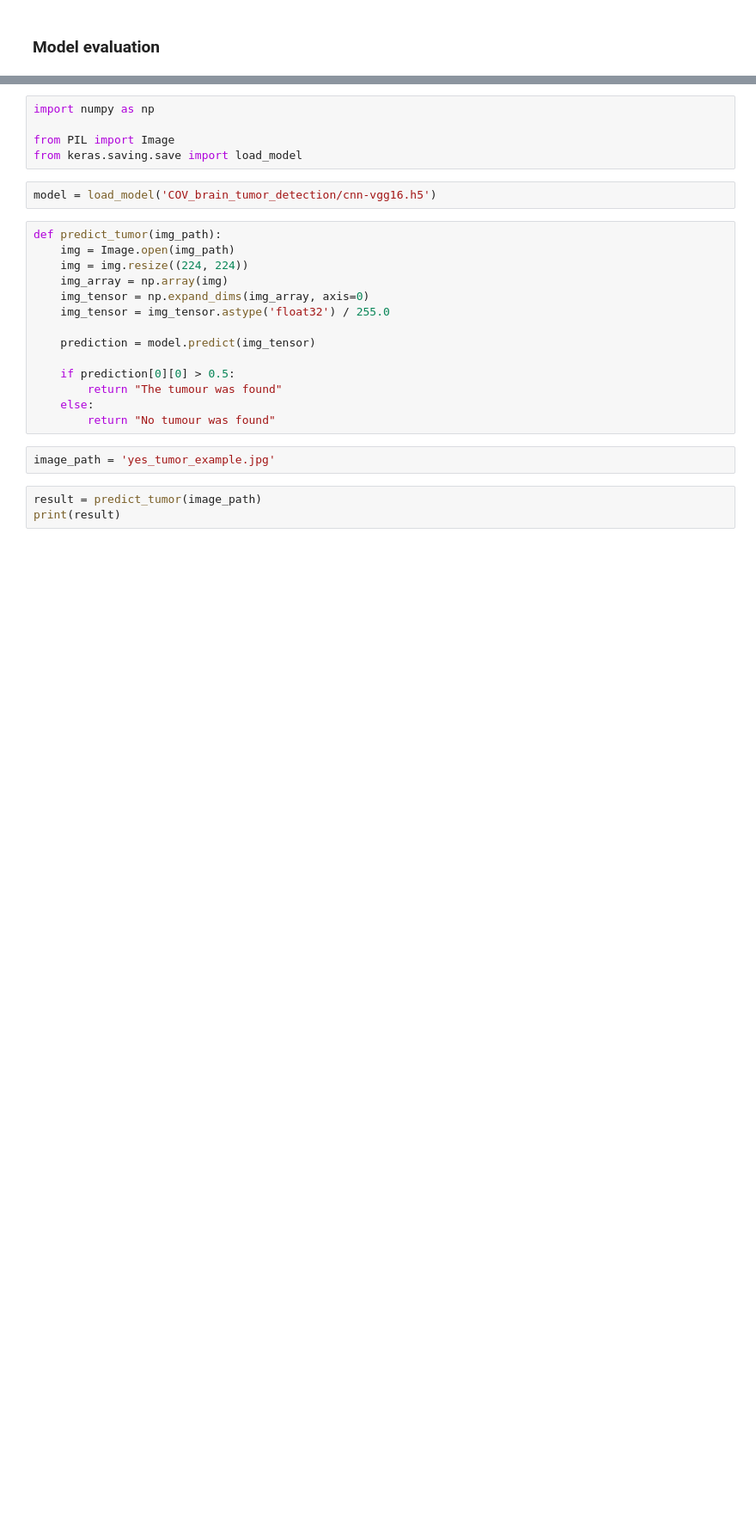
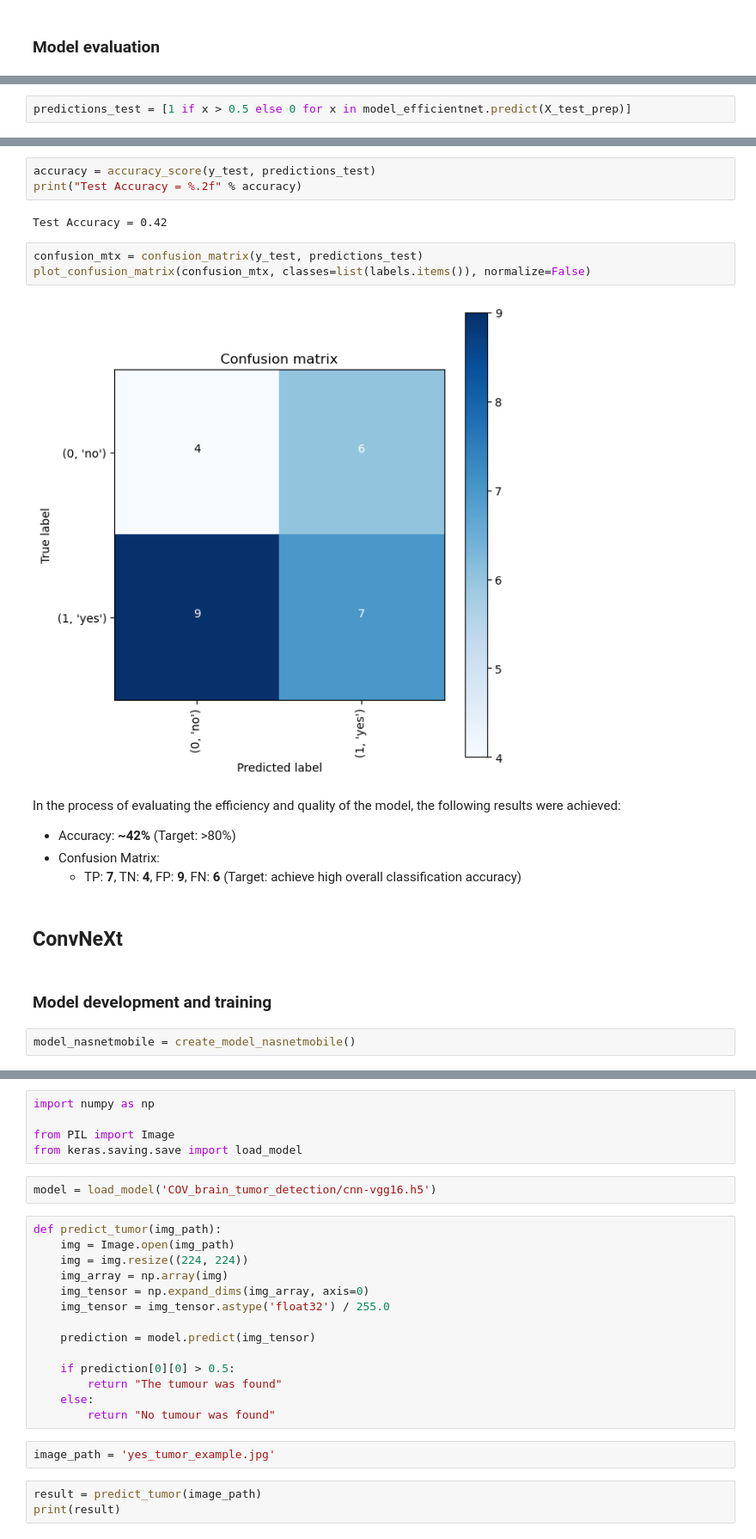
Before and after one commit to s20488/COV-brain-tumor-detection, a Jupyter notebook: COV-brain-tumor-detection.ipynb, the cells around one changed output, grey strips where cells are left out. Shown at 86% size. Cells and saved outputs as stored; diff of their text form; blank space fills up the shorter version.

```diff
--- a/COV-brain-tumor-detection.ipynb
+++ b/COV-brain-tumor-detection.ipynb
@@ -238,0 +300,2 @@ In the process of evaluating the efficiency and quality of the model, the follow
+# %%
+predictions_test = [1 if x > 0.5 else 0 for x in model_efficientnet.predict(X_test_prep)]
@@ -238,0 +304,21 @@ In the process of evaluating the efficiency and quality of the model, the follow
+# %%
+accuracy = accuracy_score(y_test, predictions_test)
+print("Test Accuracy = %.2f" % accuracy)
+# %% [output]
+Test Accuracy = 0.42
+# %%
+confusion_mtx = confusion_matrix(y_test, predictions_test)
+plot_confusion_matrix(confusion_mtx, classes=list(labels.items()), normalize=False)
+# %% [output]
+[figure, added]
+# %% [markdown]
+In the process of evaluating the efficiency and quality of the model, the following results were achieved:
+- Accuracy: **~42%** (Target: >80%)
+- Confusion Matrix:
+   - TP: **7**, TN: **4**, FP: **9**, FN: **6** (Target: achieve high overall classification accuracy)
+# %% [markdown]
+## ConvNeXt
+# %% [markdown]
+### Model development and training
+# %%
+model_nasnetmobile = create_model_nasnetmobile()
```
Also changed, not shown: parts of 43 cells of this notebook, 16 other files.
